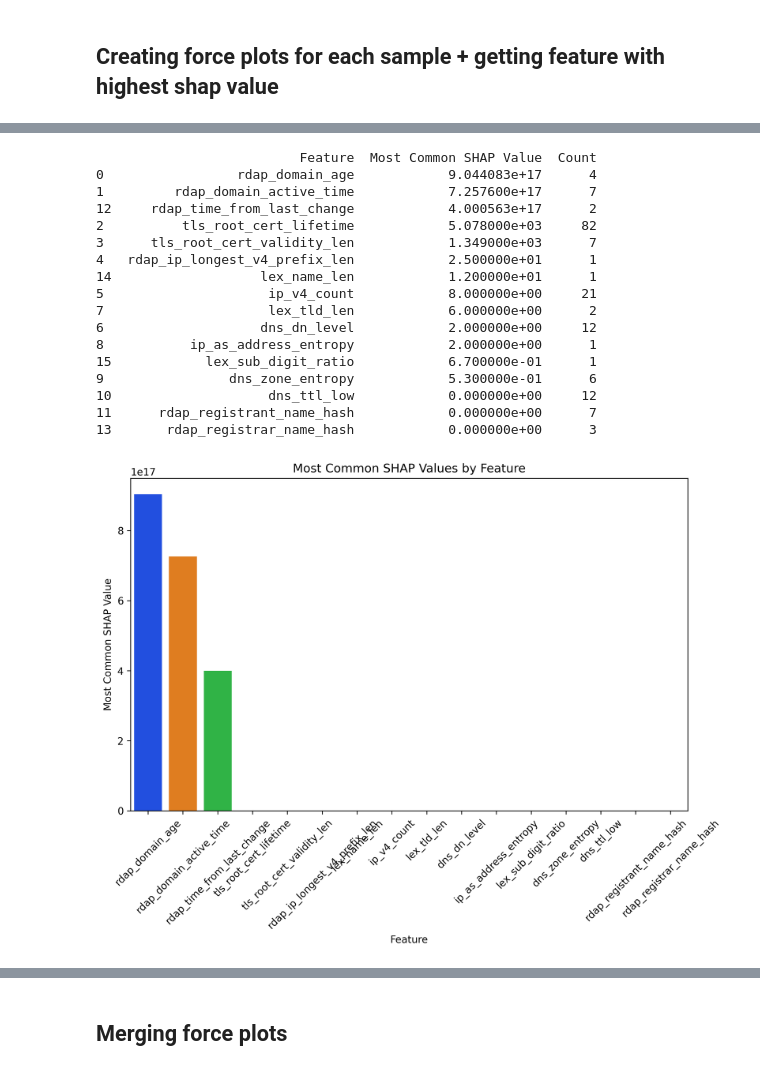
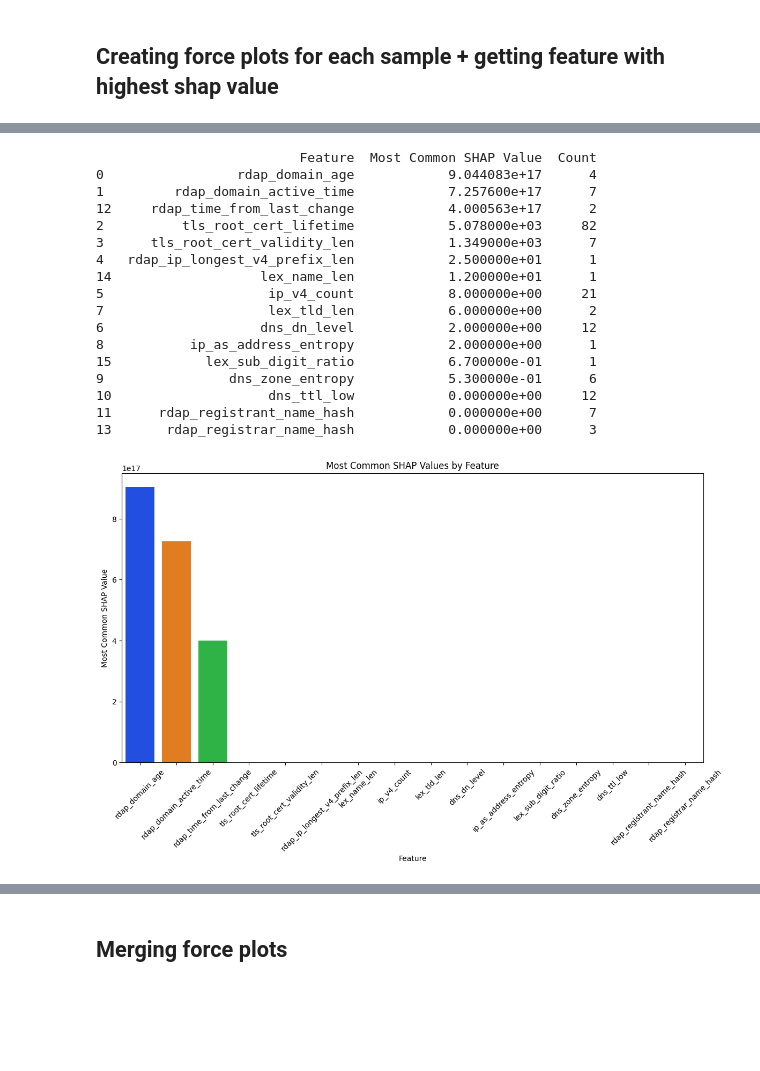
Before and after one commit to surViVeCZ/dr-playground, a Jupyter notebook: Playground.ipynb, the cells around one changed output, grey strips where cells are left out. Saved outputs shown, nothing was run; the diff lists cells and outputs as text; code cells hidden in the pictures; blank space fills up the shorter version.

```diff
--- a/Playground.ipynb
+++ b/Playground.ipynb
@@ -536,32 +547,32 @@ vibrant_palette = sns.color_palette("bright", n_colors=len(summary_df))
 #save summary_df to xlsx
 summary_df.to_excel('false_positives/summary_df.xlsx', index=False)
 
 
 # Create a bar plot for the most common SHAP values
-plt.figure(figsize=(10, 6))
+plt.figure(figsize=(14, 7))
 sns.barplot(data=summary_df, x='Feature', y='Most Common SHAP Value', palette=vibrant_palette)
 plt.title('Most Common SHAP Values by Feature')
 plt.xticks(rotation=45)
 plt.xlabel('Feature')
 plt.ylabel('Most Common SHAP Value')
 plt.savefig('false_positives/images/most_common_shap_values.pdf', bbox_inches='tight')
 plt.show()
 # %% [output]
                           Feature  Most Common SHAP Value  Count
 0                 rdap_domain_age            9.044083e+17      4
 1         rdap_domain_active_time            7.257600e+17      7
 12     rdap_time_from_last_change            4.000563e+17      2
 2          tls_root_cert_lifetime            5.078000e+03     82
 3      tls_root_cert_validity_len            1.349000e+03      7
 4   rdap_ip_longest_v4_prefix_len            2.500000e+01      1
 14                   lex_name_len            1.200000e+01      1
 5                     ip_v4_count            8.000000e+00     21
 7                     lex_tld_len            6.000000e+00      2
 6                    dns_dn_level            2.000000e+00     12
 8           ip_as_address_entropy            2.000000e+00      1
 15            lex_sub_digit_ratio            6.700000e-01      1
 9                dns_zone_entropy            5.300000e-01      6
 10                    dns_ttl_low            0.000000e+00     12
 11      rdap_registrant_name_hash            0.000000e+00      7
 13       rdap_registrar_name_hash            0.000000e+00      3
-[figure, old version]
+[figure, new version]
```
Also changed, not shown: parts of 3 cells of this notebook, 2 other files.
